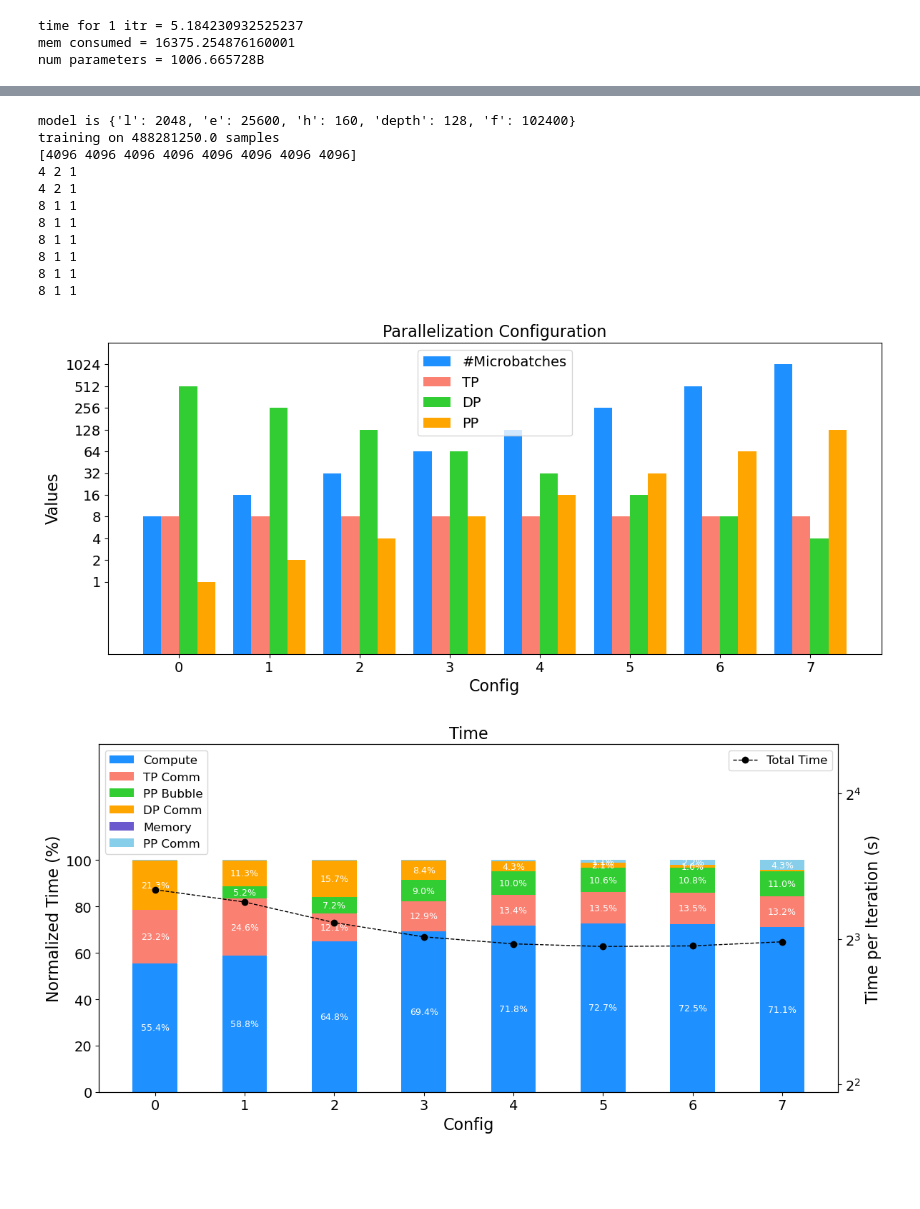
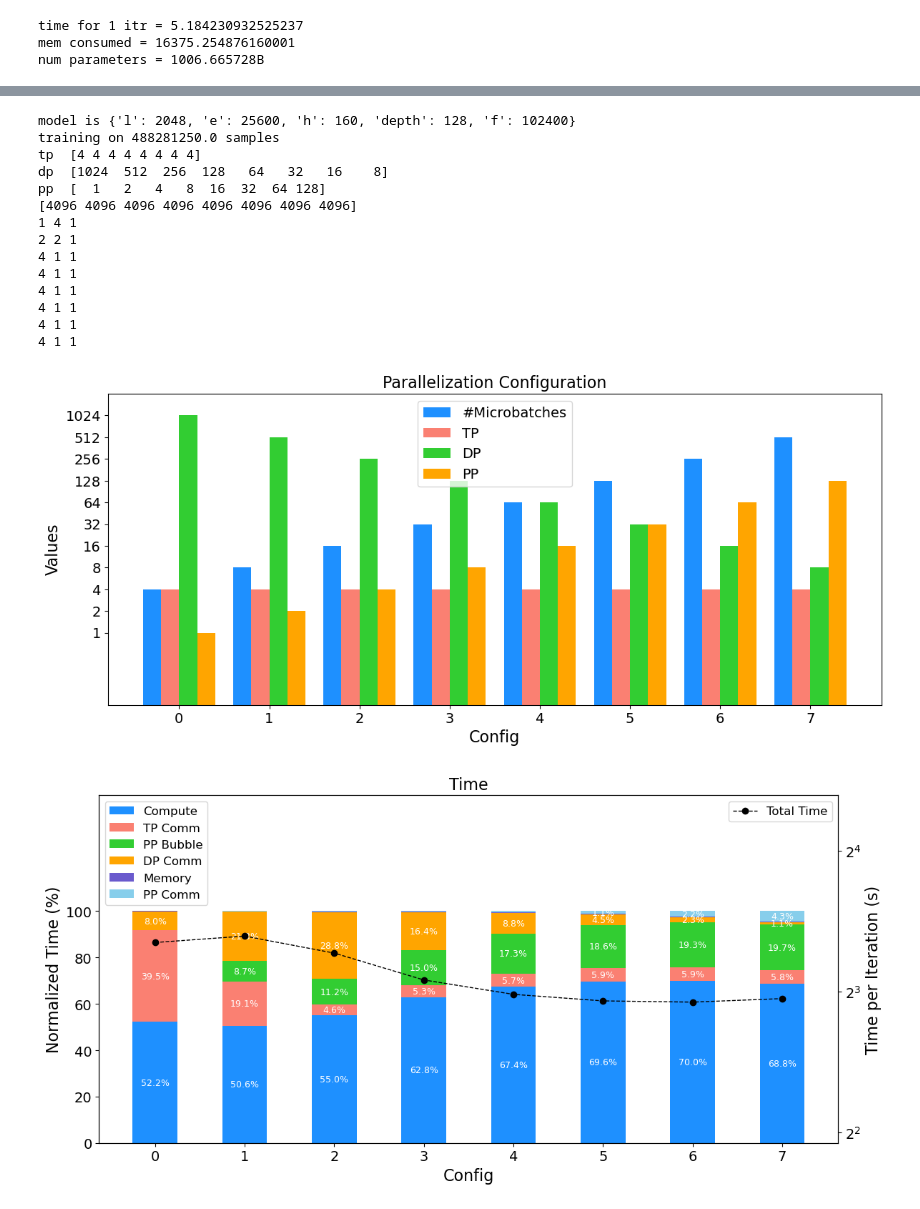
Before and after one commit to ShashankSubramanian/transformer-perf-estimates, a Jupyter notebook: model_stats.ipynb, the cells around one changed output, grey strips where cells are left out. Drawn from its saved outputs; the diff is of its cells as text; code cells hidden in the pictures; blank space fills up the shorter version.

```diff
--- a/model_stats.ipynb
+++ b/model_stats.ipynb
@@ -117,7 +117,7 @@ global_batch_size = 4096
 
 with open('systems/config-B200.json', 'r') as file:
     system = json.load(file)
-system['nvlink_size'] = 8
+system['nvlink_size'] = 64
 
 configs = execute_1d(model, n_gpus, global_batch_size=global_batch_size,
                      system=system, verbose=False, nlargest=1)
@@ -170,7 +152,7 @@ global_batch_size = 4096
 
 with open('systems/config-B200.json', 'r') as file:
     system = json.load(file)
-nvs = 8
+nvs = 4
 system['nvlink_size'] = nvs
 global_batch_size = 4096
 
@@ -179,17 +161,21 @@ N = 8
 n_values = np.arange(0,N)
 m_values =  [1] * N
 
-tp_values = np.array([8] * N)
+tp_values = np.array([4] * N)
+# pp_values = [256,512]
 pp_values = 2**np.arange(0,N) #[1,2,4,8,16,32,64,128]
 dp_values = (total_gpus / (pp_values * tp_values)).astype(int)
 
 # tp_values = 2**np.arange(0,N)
 # pp_values = np.array([32] * N)
 # dp_values = (total_gpus / (pp_values * tp_values)).astype(int)
-# tp_values = [1,2,4,8,16,32,64,128]
+# tp_values = 2**np.arange(0,N)
 # dp_values = np.array([32] * N)
 # pp_values = (total_gpus / (dp_values * tp_values)).astype(int)
 
+print('tp ', tp_values)
+print('dp ', dp_values)
+print('pp ', pp_values)
 print(dp_values * pp_values * tp_values)
 
 time_part1 = []
@@ -307,40 +293,43 @@ ax1.set_xticklabels(n_values, fontsize=14)
 ax1.set_yticklabels([0,20,40,60,80,100], fontsize=14)
 ax1.set_yticks([0,20,40,60,80,100])
 # ax1.set_xlim([np.log2(n_values[0]) - 1, np.log2(n_values[-1]) + 1])
 ax1.legend(fontsize=12, loc='upper left')
 ax1.tick_params(axis='y', labelsize=14)
 
 # Adjust y-axis to make smaller bars more visible
 ax1.set_ylim(0, 150)  # Set to slightly over 100% to give some headroom
 
 # Add the total time line plot on the right y-axis
 ax2 = ax1.twinx()
 ax2.plot(log_n_values, time_total, color='black', linewidth=1, linestyle='--', marker='o', label='Total Time')
 ax2.set_ylabel('Time per Iteration (s)', fontsize=16, color='black')
 ax2.tick_params(axis='y', labelcolor='black', labelsize=14)
 ax2.set_yscale('log', base=2)
 
 # Set y-axis limits for total time
 ax2.set_ylim(min(time_total) / 2, max(time_total) * 2)
 
 # Add legend for the line plot
 lines, labels = ax2.get_legend_handles_labels()
 ax1.legend(fontsize=12, loc='upper left')
 ax2.legend(lines, labels, fontsize=12, loc='upper right')
 
 plt.tight_layout()
 plt.show()
 # %% [output]
 model is {'l': 2048, 'e': 25600, 'h': 160, 'depth': 128, 'f': 102400}
 training on 488281250.0 samples
+tp  [4 4 4 4 4 4 4 4]
+dp  [1024  512  256  128   64   32   16    8]
+pp  [  1   2   4   8  16  32  64 128]
 [4096 4096 4096 4096 4096 4096 4096 4096]
-4 2 1
-4 2 1
-8 1 1
-8 1 1
-8 1 1
-8 1 1
-8 1 1
-8 1 1
+1 4 1
+2 2 1
+4 1 1
+4 1 1
+4 1 1
+4 1 1
+4 1 1
+4 1 1
-[figure, old version]
+[figure, new version]
-[figure, old version]
+[figure, new version]
```
Also changed, not shown: parts of 1 cell of this notebook, 4 other files.
